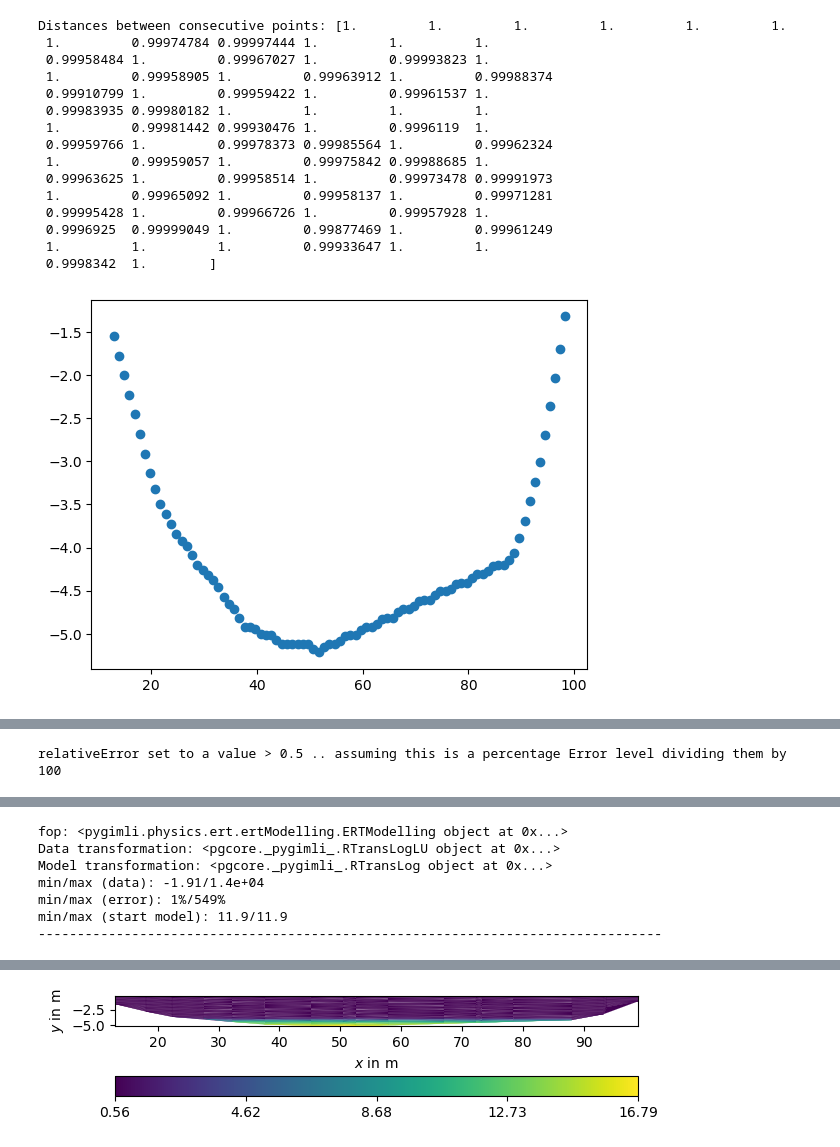
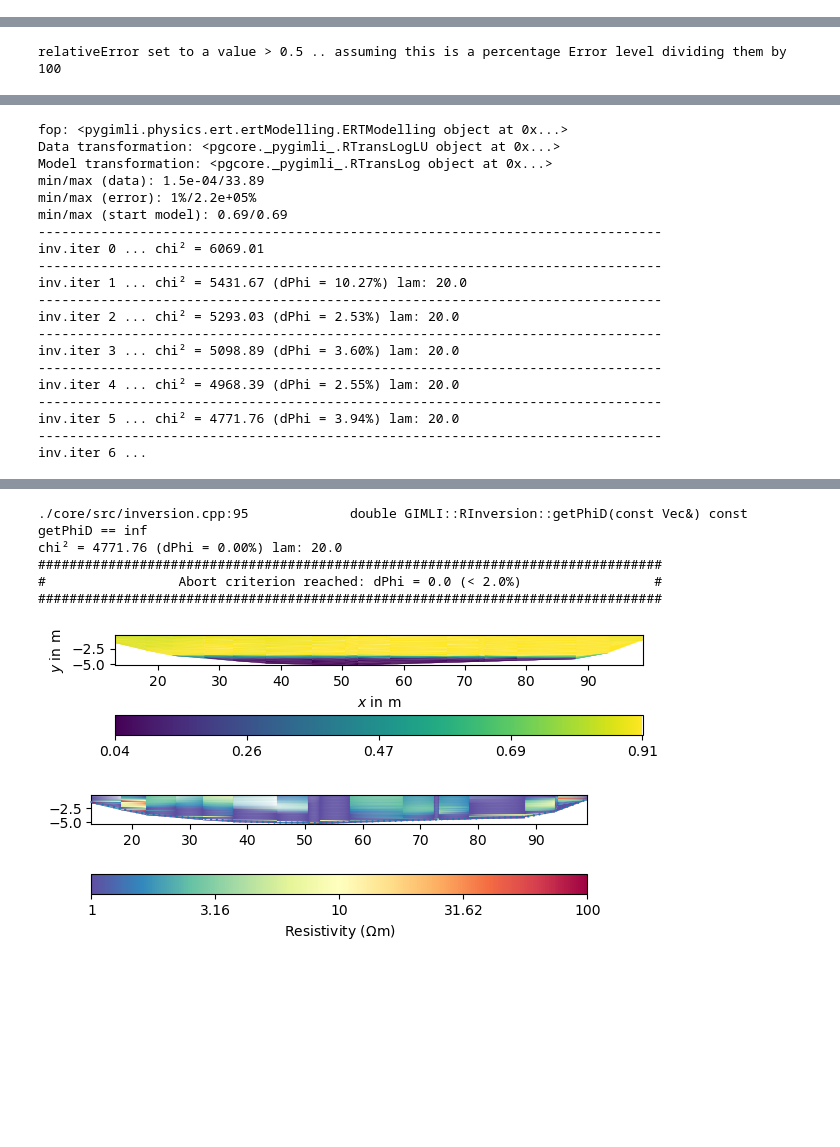
Before and after one commit to Deltares-research/SaltSimulator, a Jupyter notebook: notebooks/kornwerderzand.ipynb, the cells around one changed output, grey strips where cells are left out. Drawn from its saved outputs; the diff is of its cells as text; code cells hidden in the pictures; blank space fills up the shorter version.

```diff
--- a/notebooks/kornwerderzand.ipynb
+++ b/notebooks/kornwerderzand.ipynb
@@ -34,6 +35,10 @@ print(data)
 [568 rows x 4 columns]
 # %%
 data.columns =['x', 'z', 'salinity', 'temperature'] #for now these columns are nesseccary!!
+# %%
+data["resistivity"] = 1 / ert_postprocessing.salinity_to_conductivity(
+        data["salinity"], data["temperature"]
+    )
 # %%
 # Define grid parameters
 x_min, x_max = data['x'].min(), data['x'].max()
@@ -51,7 +56,7 @@ xyz = np.column_stack([X_grid.flatten(),Z_grid.flatten()])
 
 # Prepare data for interpolation
 points = data[['x', 'z']].values
-values = data['salinity'].values
+values = data['resistivity'].values
 
 # Interpolate
 grid_values = griddata(points, values, (X_grid, Z_grid), method='cubic')
@@ -87,6 +92,11 @@ from scipy import interpolate
 
 # Only use valid data points
 df = df.dropna()
+# #take 1 node above the bottom
+min_z_indices = df.groupby('x')['z'].idxmin()
+df = df.drop(min_z_indices)
+df.reset_index(drop=True, inplace=True)
+
 min_z_indices = df.groupby("x")["z"].idxmin()
 min_z_df = df.loc[min_z_indices]
 min_z_df.reset_index(drop=True, inplace=True)
@@ -130,23 +140,6 @@ def calculate_distances(points):
 
 
 distances = calculate_distances(interpolated_points)
-# %% [output]
-Distances between consecutive points: [1.         1.         1.         1.         1.         1.
- 1.         0.99974784 0.99997444 1.         1.         1.
- 0.99958484 1.         0.99967027 1.         0.99993823 1.
- 1.         0.99958905 1.         0.99963912 1.         0.99988374
- 0.99910799 1.         0.99959422 1.         0.99961537 1.
- 0.99983935 0.99980182 1.         1.         1.         1.
- 1.         0.99981442 0.99930476 1.         0.9996119  1.
- 0.99959766 1.         0.99978373 0.99985564 1.         0.99962324
- 1.         0.99959057 1.         0.99975842 0.99988685 1.
- 0.99963625 1.         0.99958514 1.         0.99973478 0.99991973
- 1.         0.99965092 1.         0.99958137 1.         0.99971281
- 0.99995428 1.         0.99966726 1.         0.99957928 1.
- 0.9996925  0.99999049 1.         0.99877469 1.         0.99961249
- 1.         1.         1.         0.99933647 1.         1.
- 0.9998342  1.        ]
-[figure, removed]
 # %%
 # Create 2D Pygimli  mesh
 mesh = pg.Mesh(2)
@@ -204,6 +197,7 @@ simdata = ert.simulate(
                     noiseAbs=1e-6, seed=1337
     )
 
+simdata.remove(simdata["rhoa"] < 0)
 #Inverse for check
 inversion_dd_1 = inversion(simdata, mesh, saveresult=False)
 # %% [output]
@@ -221,7 +214,20 @@ relativeError set to a value > 0.5 .. assuming this is a percentage Error level
 fop: <pygimli.physics.ert.ertModelling.ERTModelling object at 0x...>
 Data transformation: <pgcore._pygimli_.RTransLogLU object at 0x...>
 Model transformation: <pgcore._pygimli_.RTransLog object at 0x...>
-min/max (data): -1.91/1.4e+04
-min/max (error): 1%/549%
-min/max (start model): 11.9/11.9
+min/max (data): 1.5e-04/33.89
+min/max (error): 1%/2.2e+05%
+min/max (start model): 0.69/0.69
 --------------------------------------------------------------------------------
+inv.iter 0 ... chi² = 6069.01
+--------------------------------------------------------------------------------
+inv.iter 1 ... chi² = 5431.67 (dPhi = 10.27%) lam: 20.0
+--------------------------------------------------------------------------------
+inv.iter 2 ... chi² = 5293.03 (dPhi = 2.53%) lam: 20.0
+--------------------------------------------------------------------------------
+inv.iter 3 ... chi² = 5098.89 (dPhi = 3.60%) lam: 20.0
+--------------------------------------------------------------------------------
+inv.iter 4 ... chi² = 4968.39 (dPhi = 2.55%) lam: 20.0
+--------------------------------------------------------------------------------
+inv.iter 5 ... chi² = 4771.76 (dPhi = 3.94%) lam: 20.0
+--------------------------------------------------------------------------------
+inv.iter 6 ...
@@ -229 +236,7 @@ RuntimeError: ./core/src/inversion.cpp:95               double GIMLI::RInversion
+./core/src/inversion.cpp:95             double GIMLI::RInversion::getPhiD(const Vec&) const  getPhiD == inf
+chi² = 4771.76 (dPhi = 0.00%) lam: 20.0
+################################################################################
+#                 Abort criterion reached: dPhi = 0.0 (< 2.0%)                 #
+################################################################################
-[figure, old version]
+[figure, new version]
+[figure, added]
```
Also changed, not shown: parts of 3 cells of this notebook, 9 other files.
